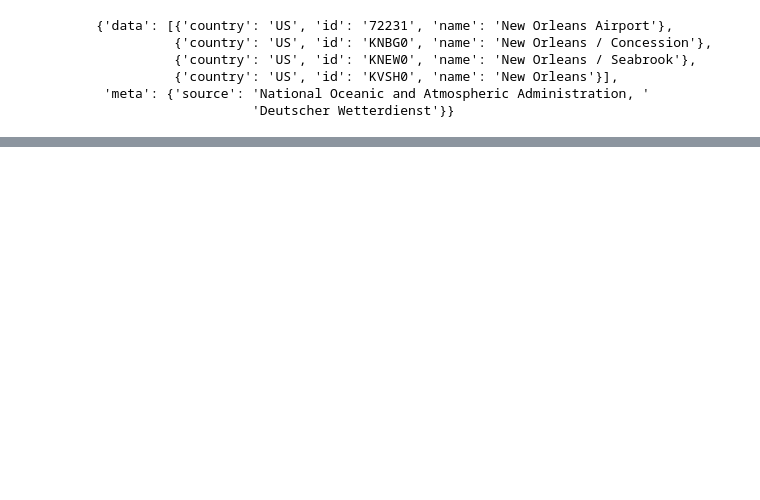
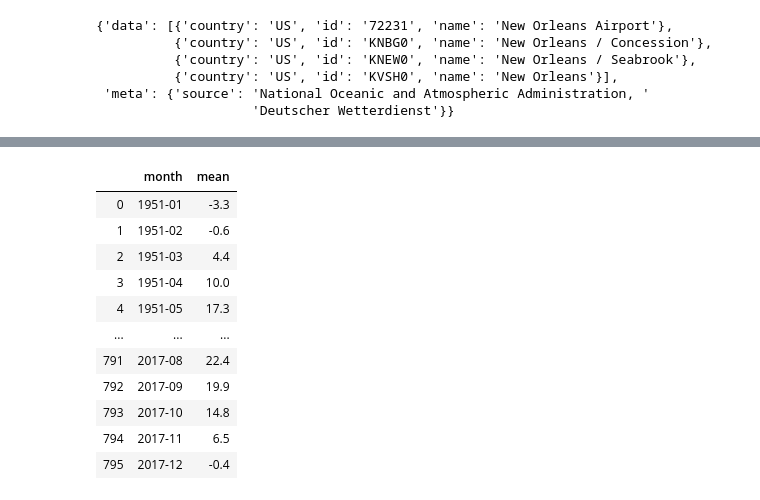
Before and after one commit to chrisbock76/PyWeatherman, a Jupyter notebook: FINAL_CODE_PYWEATHERMAN.ipynb, the cells around one changed output, grey strips where cells are left out. Cells and saved outputs as stored; diff of their text form; code cells hidden in the pictures; blank space fills up the shorter version.

```diff
--- a/FINAL_CODE_PYWEATHERMAN.ipynb
+++ b/FINAL_CODE_PYWEATHERMAN.ipynb
@@ -399,0 +414,92 @@ Boston_weather_file.to_csv('output_data/Boston_weather_data.csv')
+# %%
+#Take All Columbus Data to a single CSV file#
+#____________________________________________#
+
+Columbus_data_a = Columbus_weather_data_a['data']
+Columbus_data_b = Columbus_weather_data_b['data']
+Columbus_data_c = Columbus_weather_data_c['data']
+#Columbus_data_a
+
+Columbus_mean = []
+Columbus_year = []
+Columbus_dic ={'month':Columbus_year,'mean': Columbus_mean}
+index = 0
+for x in Columbus_data_a:
+    w = Columbus_data_a[index]["temperature_mean"]
+    year = Columbus_data_a[index]['month']
+    Columbus_mean.append(w)
+    Columbus_year.append(year)
+    index = index + 1
+#print(Columbus_weather_mean)
+#print(Columbus_weather_year)
+weather_a = pd.DataFrame(Columbus_dic)
+#weather_a
+
+Columbus_mean = []
+Columbus_year = []
+Columbus_dic ={'month':Columbus_year,'mean': Columbus_mean}
+index = 0
+for x in Columbus_data_b:
+    w = Columbus_data_b[index]["temperature_mean"]
+    year = Columbus_data_b[index]['month']
+    Columbus_mean.append(w)
+    Columbus_year.append(year)
+    index = index + 1
+#print(Columbus_weather_mean)
+#print(Columbus_weather_year)
+weather_b = pd.DataFrame(Columbus_dic)
+#weather_b
+
+Columbus_mean = []
+Columbus_year = []
+Columbus_dic ={'month':Columbus_year,'mean': Columbus_mean}
+index = 0
+for x in Columbus_data_c:
+    w = Columbus_data_c[index]["temperature_mean"]
+    year = Columbus_data_c[index]['month']
+    Columbus_mean.append(w)
+    Columbus_year.append(year)
+    index = index + 1
+#print(Columbus_weather_mean)
+#print(Columbus_weather_year)
+weather_c = pd.DataFrame(Columbus_dic)
+#weather_c
+
+#Create joined df for CSV file
+Columbus_a_month_list = weather_a['month'].to_list()
+Columbus_a_mean_list = weather_a['mean'].to_list()
+Columbus_b_month_list = weather_b['month'].to_list()
+Columbus_b_mean_list = weather_b['mean'].to_list()
+Columbus_c_month_list = weather_c['month'].to_list()
+Columbus_c_mean_list = weather_c['mean'].to_list()
+
+#Columbus_a_month_list
+#Columbus_a_mean_list
+#Columbus_b_month_list
+#Columbus_b_mean_list
+#Columbus_c_month_list
+#Columbus_b_mean_list
+
+Columbus_month = Columbus_a_month_list + Columbus_b_month_list + Columbus_c_month_list
+#Columbus_month
+Columbus_mean = Columbus_a_mean_list + Columbus_b_mean_list + Columbus_c_mean_list
+#Columbus_mean
+
+Columbus_weather_file = pd.DataFrame({'month':Columbus_month,'mean':Columbus_mean})
+Columbus_weather_file
+
+#Create CSV File
+#Columbus_weather_file.to_csv('output_data/Columbus_weather_data.csv')
+# %% [output]
+|  | month | mean |
+| 0 | 1951-01 | -3.3 |
+| 1 | 1951-02 | -0.6 |
+| 2 | 1951-03 | 4.4 |
+| 3 | 1951-04 | 10.0 |
+| 4 | 1951-05 | 17.3 |
+| ... | ... | ... |
+| 791 | 2017-08 | 22.4 |
+| 792 | 2017-09 | 19.9 |
+| 793 | 2017-10 | 14.8 |
+| 794 | 2017-11 | 6.5 |
+| 795 | 2017-12 | -0.4 |
```
Also changed, not shown: parts of 25 cells of this notebook, 10 other files.
